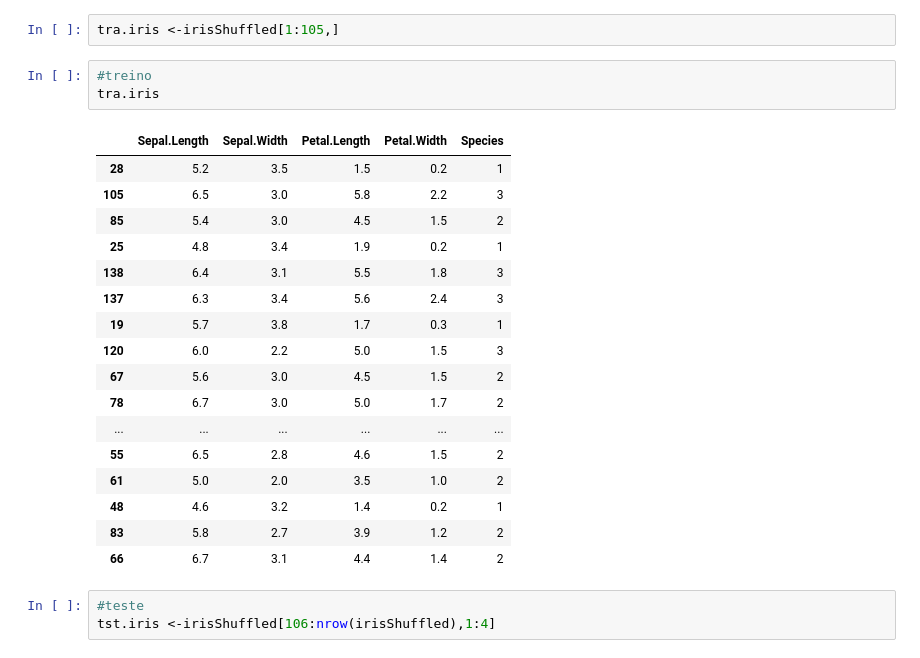
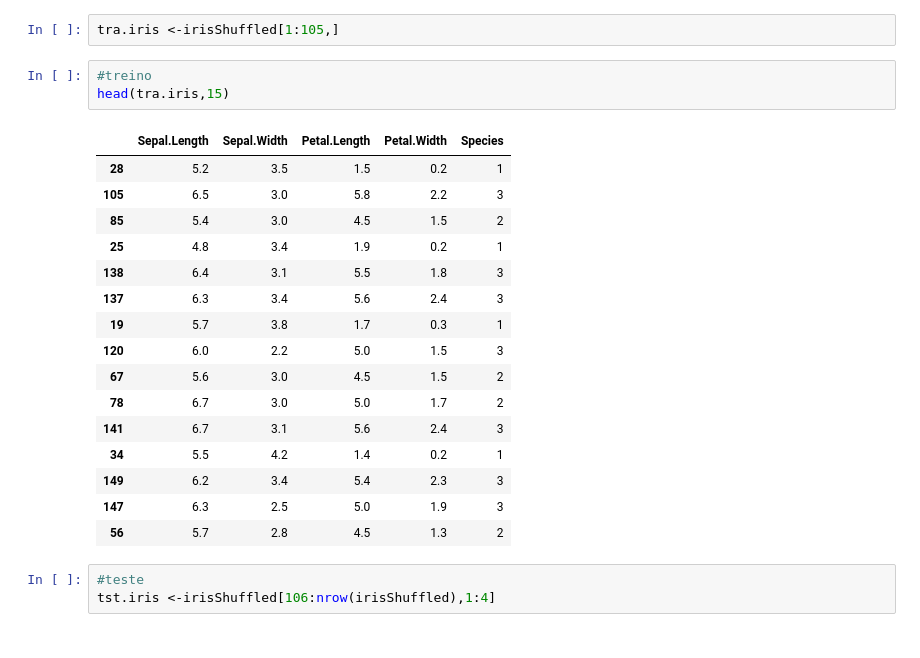
Before and after one commit to arnaldoljr/Redes-Neuro-Fuzzy, a Jupyter notebook: LearningFromDataFuzzy.ipynb, the cells around one changed output. Cells and saved outputs as stored; diff of their text form.

```diff
--- a/LearningFromDataFuzzy.ipynb
+++ b/LearningFromDataFuzzy.ipynb
@@ -354,25 +384,24 @@ irisShuffled
 tra.iris <-irisShuffled[1:105,]
 # %%
 #treino
-tra.iris
+head(tra.iris,15)
 # %% [output]
 |  | Sepal.Length | Sepal.Width | Petal.Length | Petal.Width | Species |
 | 28 | 5.2 | 3.5 | 1.5 | 0.2 | 1 |
 | 105 | 6.5 | 3.0 | 5.8 | 2.2 | 3 |
 | 85 | 5.4 | 3.0 | 4.5 | 1.5 | 2 |
 | 25 | 4.8 | 3.4 | 1.9 | 0.2 | 1 |
 | 138 | 6.4 | 3.1 | 5.5 | 1.8 | 3 |
 | 137 | 6.3 | 3.4 | 5.6 | 2.4 | 3 |
 | 19 | 5.7 | 3.8 | 1.7 | 0.3 | 1 |
 | 120 | 6.0 | 2.2 | 5.0 | 1.5 | 3 |
 | 67 | 5.6 | 3.0 | 4.5 | 1.5 | 2 |
 | 78 | 6.7 | 3.0 | 5.0 | 1.7 | 2 |
-| ... | ... | ... | ... | ... | ... |
-| 55 | 6.5 | 2.8 | 4.6 | 1.5 | 2 |
-| 61 | 5.0 | 2.0 | 3.5 | 1.0 | 2 |
-| 48 | 4.6 | 3.2 | 1.4 | 0.2 | 1 |
-| 83 | 5.8 | 2.7 | 3.9 | 1.2 | 2 |
-| 66 | 6.7 | 3.1 | 4.4 | 1.4 | 2 |
+| 141 | 6.7 | 3.1 | 5.6 | 2.4 | 3 |
+| 34 | 5.5 | 4.2 | 1.4 | 0.2 | 1 |
+| 149 | 6.2 | 3.4 | 5.4 | 2.3 | 3 |
+| 147 | 6.3 | 2.5 | 5.0 | 1.9 | 3 |
+| 56 | 5.7 | 2.8 | 4.5 | 1.3 | 2 |
 # %%
 #teste
 tst.iris <-irisShuffled[106:nrow(irisShuffled),1:4]
```
Also changed, not shown: parts of 43 cells of this notebook.
